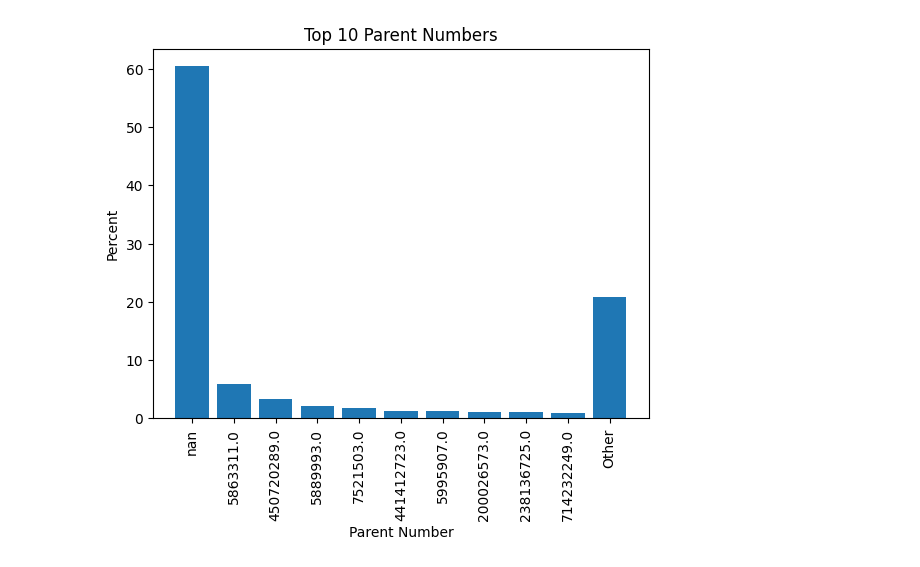
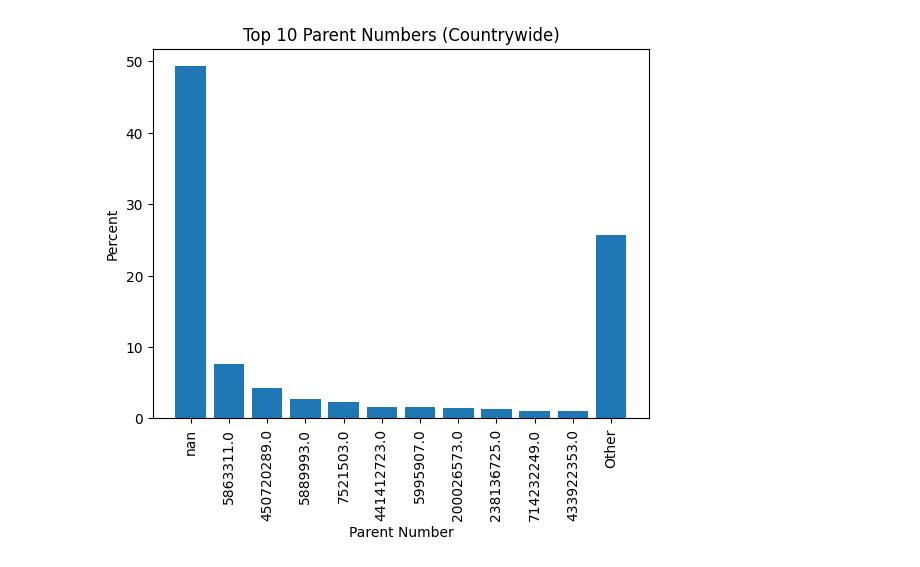
Before and after one commit to uchicago-dsi/rafi-grocery, a Jupyter notebook: notebooks/Sebastian-EDA-22.ipynb, the cells around one changed output. Drawn from its saved outputs; the diff is of its cells as text; code cells hidden in the pictures.

Commit message:
Refined Top 10 Stores and plotted T10 nationwide

```diff
--- a/notebooks/Sebastian-EDA-22.ipynb
+++ b/notebooks/Sebastian-EDA-22.ipynb
@@ -26,16 +45,20 @@ stores_2022.shape
 # %%
-t10_22 = stores_2022.groupby('PARENT NUMBER', dropna=False).size().reset_index(name='COUNT')
-t10_22.sort_values('COUNT', ascending=False, inplace=True)
+grocery_t10_22 = grocery_sic.groupby('PARENT NUMBER', dropna=False).size().reset_index(name='COUNT')
+grocery_t10_22.sort_values('COUNT', ascending=False, inplace=True)
+grocery_t10_22.reset_index(drop=True,inplace=True)
 
 # Create other row
-other_row = t10_22.iloc[10:]
+other_row = grocery_t10_22.iloc[11:]
 other_column = other_row['COUNT'].sum()
 
 # Remove other rows
-t10_22 = t10_22.iloc[:10]
-t10_22.loc[len(t10_22)] = ["Other", other_column]
+grocery_t10_22 = grocery_t10_22.iloc[:11]
+grocery_t10_22.loc[len(grocery_t10_22)] = ["Other", other_column]
 
-t10_22['PARENT NUMBER'] = t10_22['PARENT NUMBER'].astype(str)
-t10_22['Percent'] = t10_22['COUNT'] / len(stores_2022) * 100
-t10_22.COUNT.sum()
+#grocery_t10_22.reset_index(drop=True, inplace=True)  # Reset index to start from 0
+
+grocery_t10_22['PARENT NUMBER'] = grocery_t10_22['PARENT NUMBER'].astype(str)
+grocery_t10_22['Percent'] = grocery_t10_22['COUNT'] / len(grocery_sic) * 100
+
+grocery_t10_22.head(20)
 # %% [output]
@@ -43,9 +78,10 @@ t10_22.COUNT.sum()
 # %%
-plt.bar(t10_22['PARENT NUMBER'], t10_22['Percent'])
+#Top 10 Parent (Country)
+plt.bar(grocery_t10_22['PARENT NUMBER'], grocery_t10_22['Percent'])
 plt.xlabel('Parent Number')
 plt.ylabel('Percent')
-plt.title('Top 10 Parent Numbers')
+plt.title('Top 10 Parent Numbers (Countrywide)')
 plt.xticks(rotation=90)
 plt.show()
 # %% [output]
-[figure, old version]
+[figure, new version]
```
Also changed, not shown: parts of 11 cells of this notebook.
